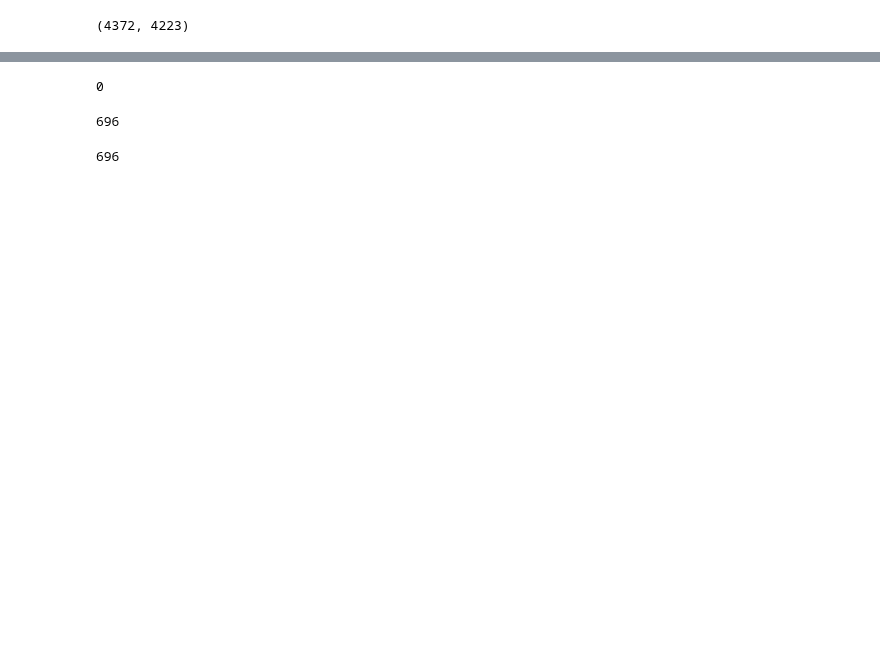
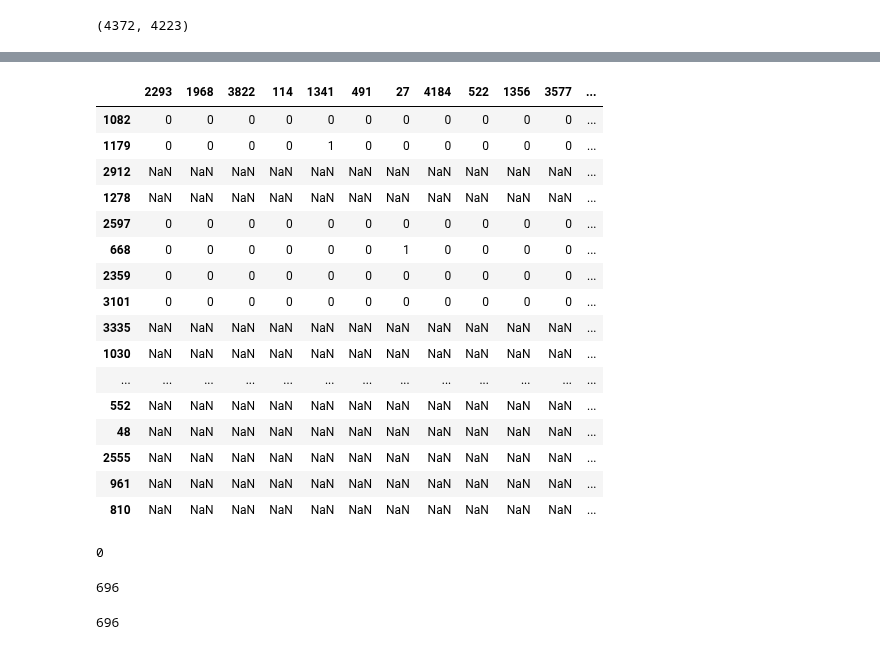
Before and after one commit to Dado1513/transactionalDataCAHD, a Jupyter notebook: rcm_with_function.ipynb, the cells around one changed output, grey strips where cells are left out. Saved outputs shown, nothing was run; the diff lists cells and outputs as text; code cells hidden in the pictures; blank space fills up the shorter version.

```diff
--- a/rcm_with_function.ipynb
+++ b/rcm_with_function.ipynb
@@ -315,3 +362,23 @@ bestRows
+# %%
+lista2
+# %% [output]
+|  | 2293 | 1968 | 3822 | 114 | 1341 | 491 | 27 | 4184 | 522 | 1356 | 3577 | ... |
+| 1082 | 0 | 0 | 0 | 0 | 0 | 0 | 0 | 0 | 0 | 0 | 0 | ... |
+| 1179 | 0 | 0 | 0 | 0 | 1 | 0 | 0 | 0 | 0 | 0 | 0 | ... |
+| 2912 | NaN | NaN | NaN | NaN | NaN | NaN | NaN | NaN | NaN | NaN | NaN | ... |
+| 1278 | NaN | NaN | NaN | NaN | NaN | NaN | NaN | NaN | NaN | NaN | NaN | ... |
+| 2597 | 0 | 0 | 0 | 0 | 0 | 0 | 0 | 0 | 0 | 0 | 0 | ... |
+| 668 | 0 | 0 | 0 | 0 | 0 | 0 | 1 | 0 | 0 | 0 | 0 | ... |
+| 2359 | 0 | 0 | 0 | 0 | 0 | 0 | 0 | 0 | 0 | 0 | 0 | ... |
+| 3101 | 0 | 0 | 0 | 0 | 0 | 0 | 0 | 0 | 0 | 0 | 0 | ... |
+| 3335 | NaN | NaN | NaN | NaN | NaN | NaN | NaN | NaN | NaN | NaN | NaN | ... |
+| 1030 | NaN | NaN | NaN | NaN | NaN | NaN | NaN | NaN | NaN | NaN | NaN | ... |
+| ... | ... | ... | ... | ... | ... | ... | ... | ... | ... | ... | ... | ... |
+| 552 | NaN | NaN | NaN | NaN | NaN | NaN | NaN | NaN | NaN | NaN | NaN | ... |
+| 48 | NaN | NaN | NaN | NaN | NaN | NaN | NaN | NaN | NaN | NaN | NaN | ... |
+| 2555 | NaN | NaN | NaN | NaN | NaN | NaN | NaN | NaN | NaN | NaN | NaN | ... |
+| 961 | NaN | NaN | NaN | NaN | NaN | NaN | NaN | NaN | NaN | NaN | NaN | ... |
+| 810 | NaN | NaN | NaN | NaN | NaN | NaN | NaN | NaN | NaN | NaN | NaN | ... |
 # %%
 #df_square.loc[85]#torna la riga con ID 85
 # %%
```
Also changed, not shown: parts of 7 cells of this notebook.
